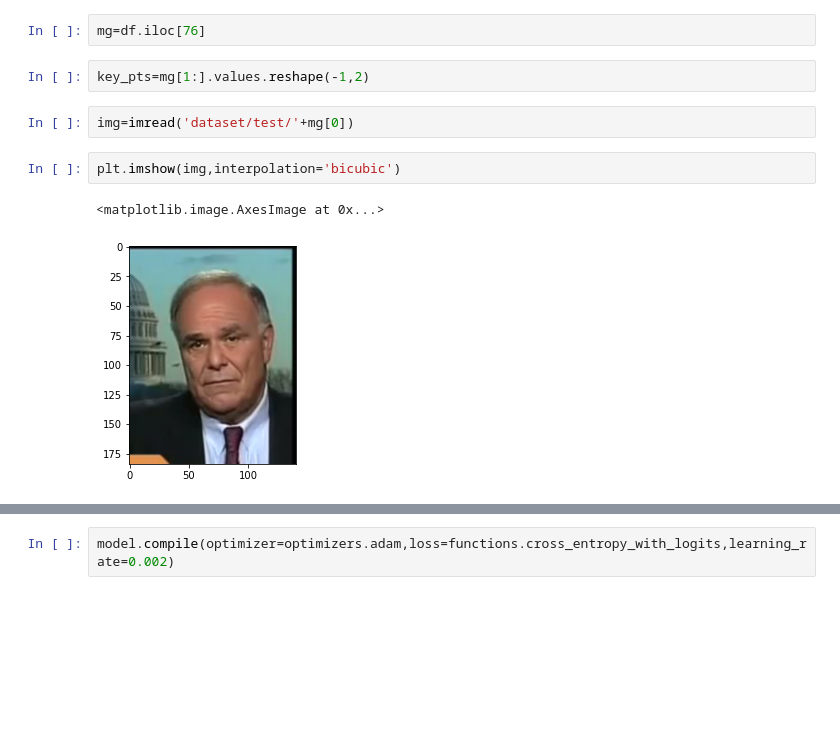
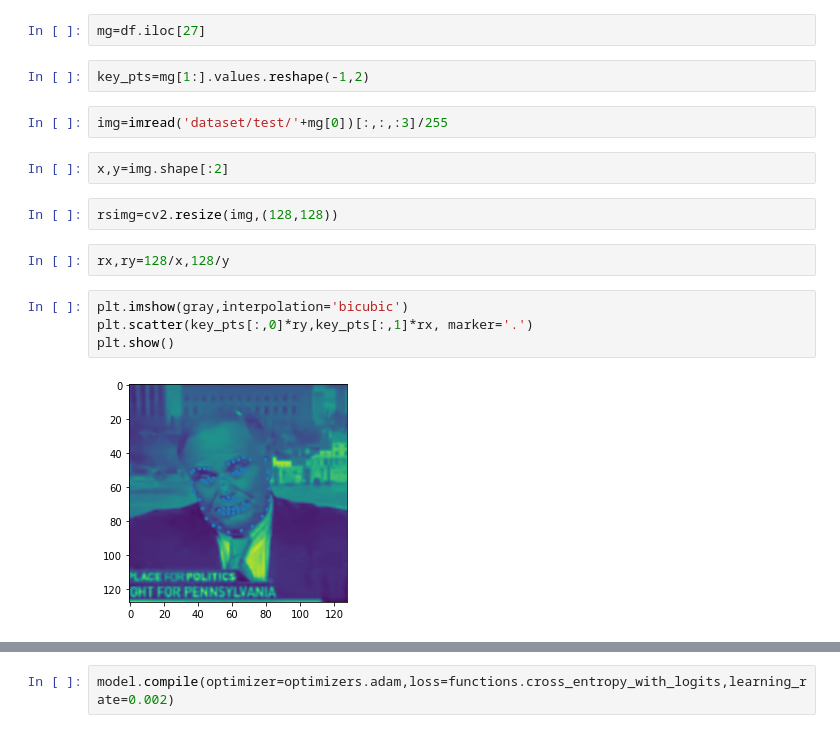
Before and after one commit to ShivamShrirao/facial_keypoints, a Jupyter notebook: Facial_landmarks.ipynb, the cells around one changed output, grey strips where cells are left out. Cells and saved outputs as stored; diff of their text form; blank space fills up the shorter version.

```diff
--- a/Facial_landmarks.ipynb
+++ b/Facial_landmarks.ipynb
@@ -32,15 +32,22 @@ import pandas as pd
 # %%
 df=pd.read_csv("dataset/test_frames_keypoints.csv")
 # %%
-mg=df.iloc[76]
+mg=df.iloc[27]
 # %%
 key_pts=mg[1:].values.reshape(-1,2)
 # %%
-img=imread('dataset/test/'+mg[0])
+img=imread('dataset/test/'+mg[0])[:,:,:3]/255
-# %%
-plt.imshow(img,interpolation='bicubic')
-# %% [output]
-<matplotlib.image.AxesImage at 0x...>
-[figure, removed]
+# %%
+x,y=img.shape[:2]
+# %%
+rsimg=cv2.resize(img,(128,128))
+# %%
+rx,ry=128/x,128/y
+# %%
+plt.imshow(gray,interpolation='bicubic')
+plt.scatter(key_pts[:,0]*ry,key_pts[:,1]*rx, marker='.')
+plt.show()
+# %% [output]
+[figure, added]
 # %%
 model=Sequential()
```
Also changed, not shown: parts of 1 cell of this notebook, 1 other file.
